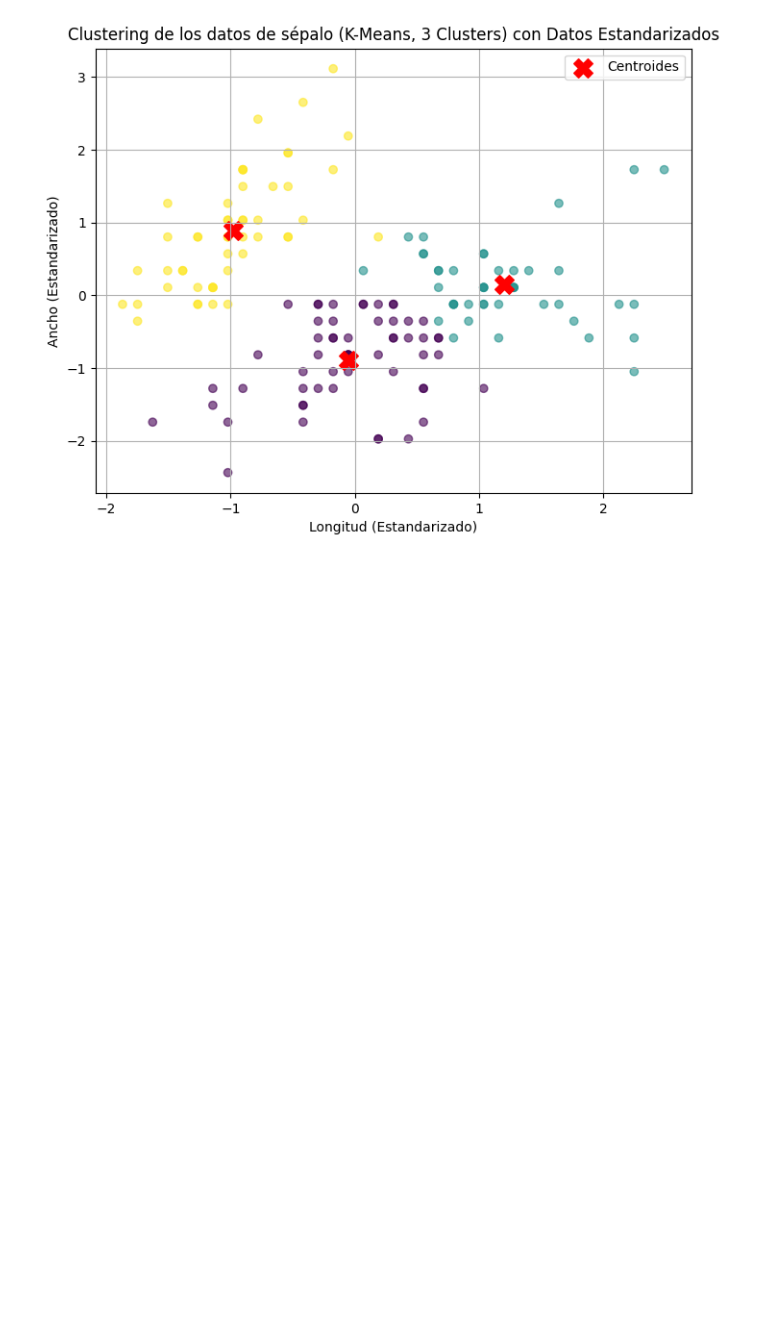
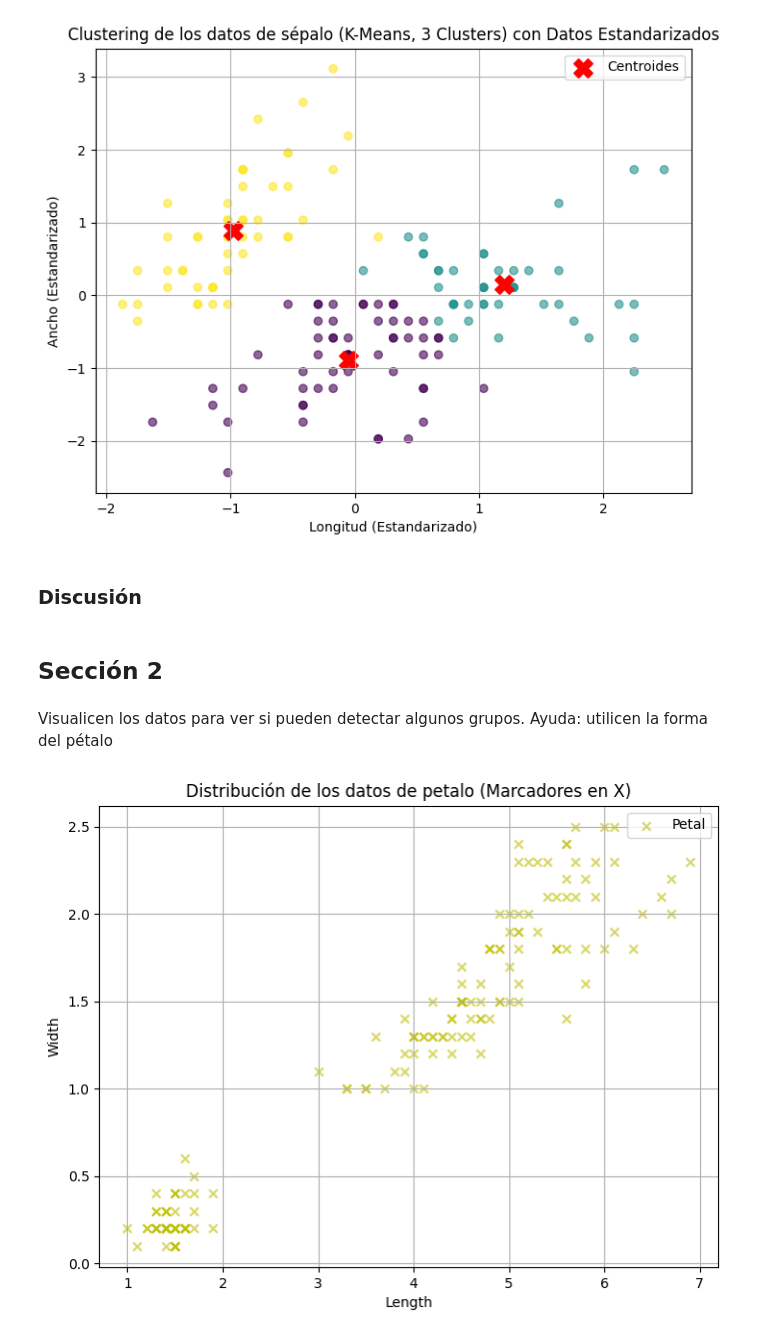
Before and after one commit to SRV-JSPA/HT-2.-Clustering, a Jupyter notebook: Clustering.ipynb, the cells around one changed output. Saved outputs shown, nothing was run; the diff lists cells and outputs as text; code cells hidden in the pictures; blank space fills up the shorter version.

Commit message:
Sección 2

```diff
--- a/Clustering.ipynb
+++ b/Clustering.ipynb
@@ -207,3 +207,26 @@ plt.show()
 # %% [output]
 [figure]
 [figure]
+# %% [markdown]
+### Discusión
+# %% [markdown]
+## Sección 2
+# %% [markdown]
+Visualicen los datos para ver si pueden detectar algunos grupos. Ayuda: utilicen la
+forma del pétalo
+# %%
+import matplotlib.pyplot as plt
+import pandas as pd
+
+df = pd.read_csv("iris.csv")
+
+plt.figure(figsize=(8, 6))
+plt.scatter(df["petal_length"], df["petal_width"], alpha=0.6, label="Petal", color='y', marker='x')
+plt.xlabel("Length")
+plt.ylabel("Width")
+plt.title("Distribución de los datos de petalo (Marcadores en X)")
+plt.legend()
+plt.grid(True)
+plt.show()
+# %% [output]
+[figure, added]
```
Also changed, not shown: parts of 16 cells of this notebook.
